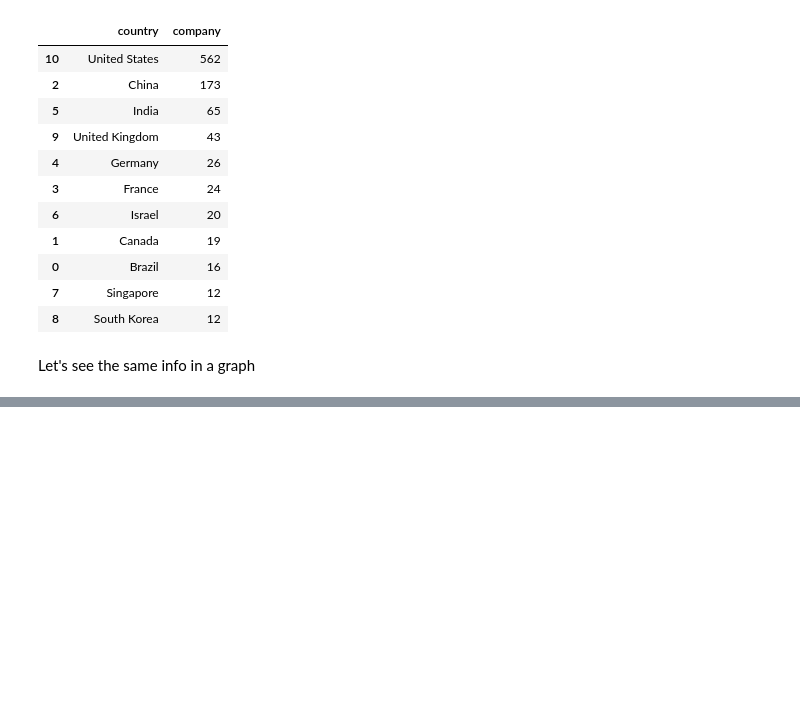
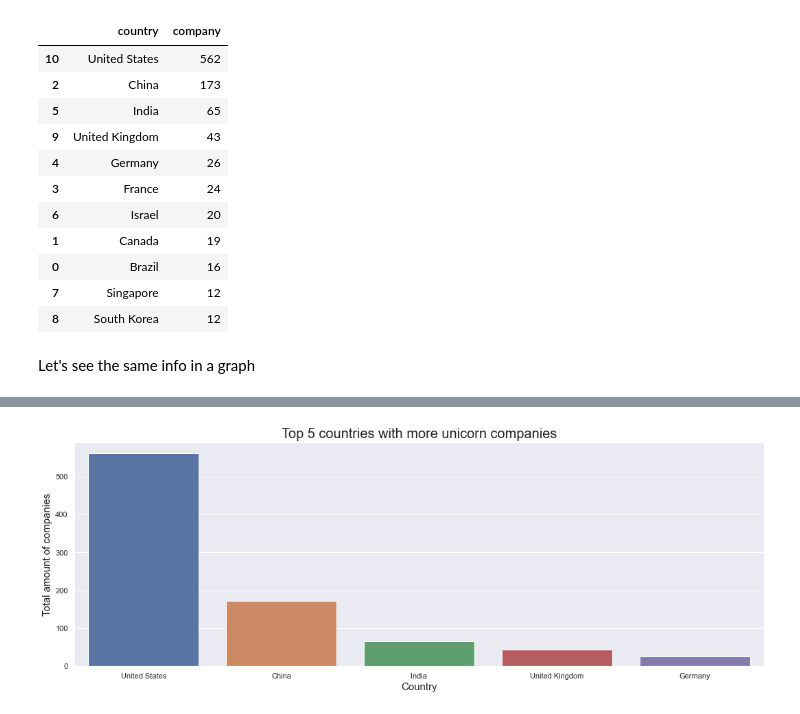
Before and after one commit to rromerov/Data-Science-Projects, a Jupyter notebook: data_analysis/unicorn_companies.ipynb, the cells around one changed output, grey strips where cells are left out. Drawn from its saved outputs; the diff is of its cells as text; code cells hidden in the pictures; blank space fills up the shorter version.

```diff
--- a/data_analysis/unicorn_companies.ipynb
+++ b/data_analysis/unicorn_companies.ipynb
@@ -188,0 +195,3 @@ plt.show()
+# %%
+top5=top_n(5)
+top5
@@ -188,0 +205,4 @@ plt.show()
+# %%
+plot_top("country","company",top5,5,20,15)
+# %% [output]
+[figure, added]
```
Also changed, not shown: parts of 16 cells of this notebook.
